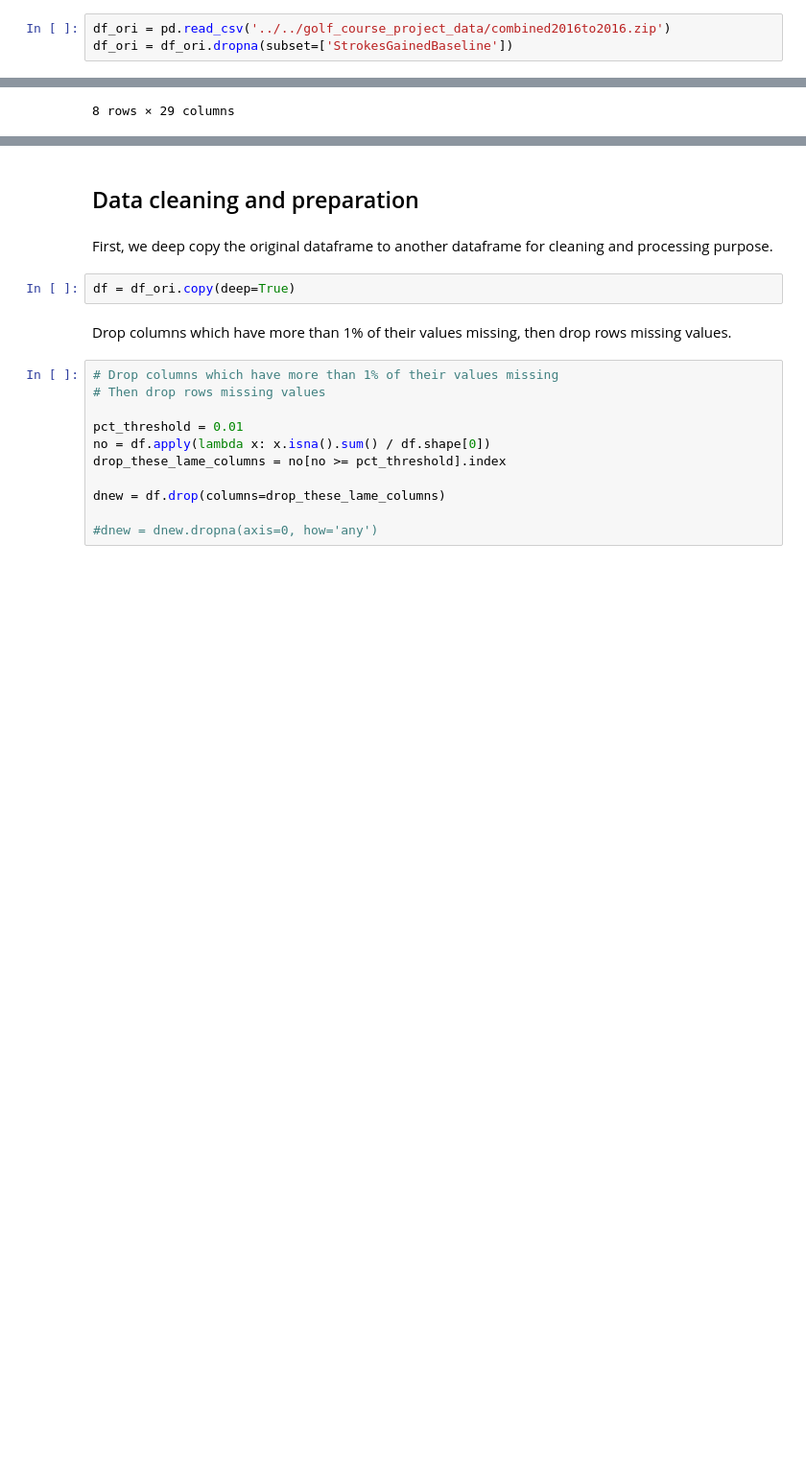
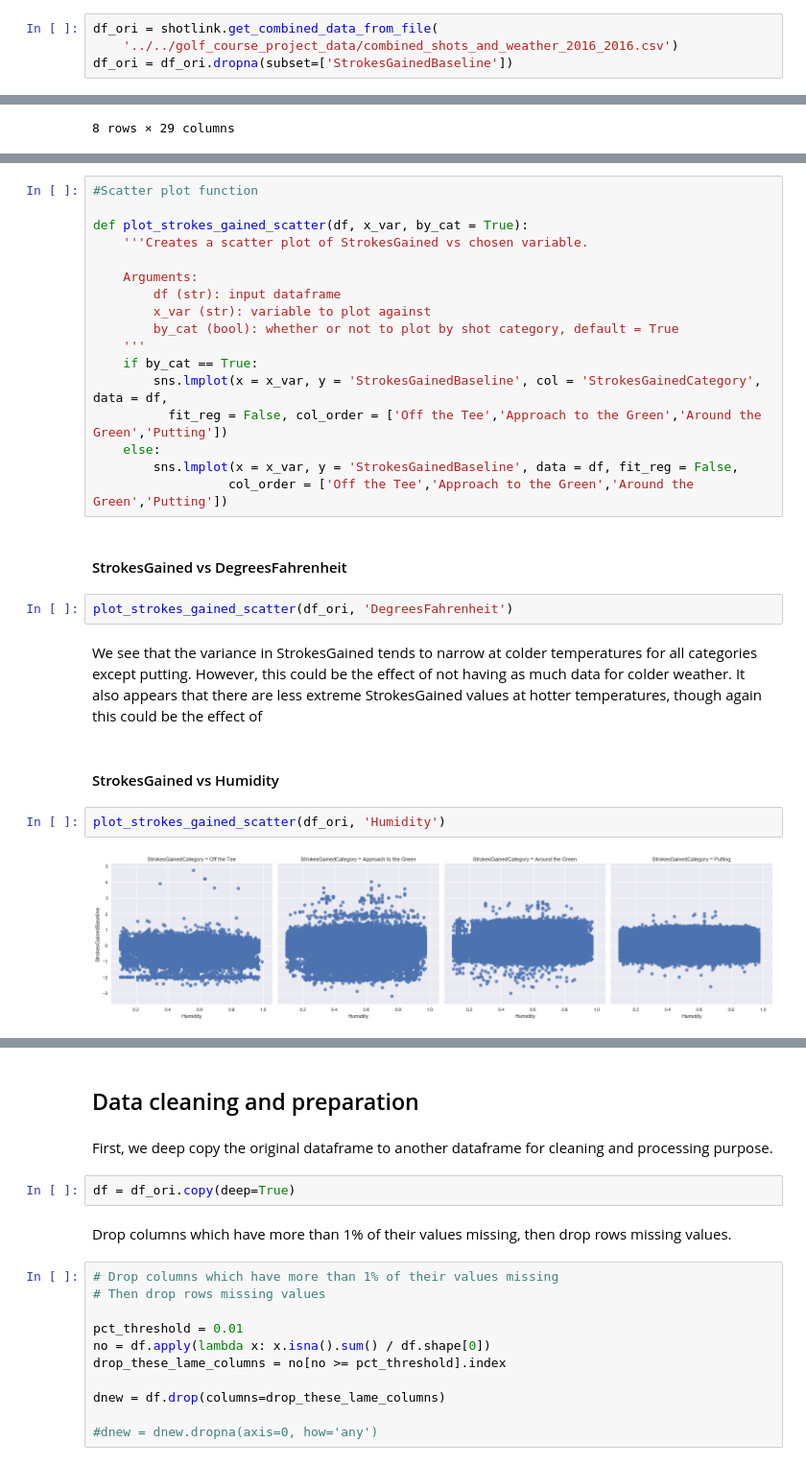
Before and after one commit to awfuldynne/golf_course_project, a Jupyter notebook: Examples/Analysis_and_Visualization.ipynb, the cells around one changed output, grey strips where cells are left out. Shown at 96% size. Cells and saved outputs as stored; diff of their text form; blank space fills up the shorter version.

Commit message:
Updated example notebook with initial visualizations

```diff
--- a/Examples/Analysis_and_Visualization.ipynb
+++ b/Examples/Analysis_and_Visualization.ipynb
@@ -22,7 +30,8 @@ pd.options.display.float_format = '{:.1f}'.format
 # %% [markdown]
 Read 2016 Shot Link - Weather data combination and then looking at the sample data, the metadata info, and summary.
 # %%
-df_ori = pd.read_csv('../../golf_course_project_data/combined2016to2016.zip')
+df_ori = shotlink.get_combined_data_from_file(
+    '../../golf_course_project_data/combined_shots_and_weather_2016_2016.csv')
 df_ori = df_ori.dropna(subset=['StrokesGainedBaseline'])
 # %%
 df_ori.head()
@@ -69,0 +93,29 @@ df_ori.describe()
+# %%
+#Scatter plot function
+
+def plot_strokes_gained_scatter(df, x_var, by_cat = True):
+    '''Creates a scatter plot of StrokesGained vs chosen variable.
+
+    Arguments:
+        df (str): input dataframe
+        x_var (str): variable to plot against
+        by_cat (bool): whether or not to plot by shot category, default = True
+    '''
+    if by_cat == True:
+        sns.lmplot(x = x_var, y = 'StrokesGainedBaseline', col = 'StrokesGainedCategory', data = df,
+          fit_reg = False, col_order = ['Off the Tee','Approach to the Green','Around the Green','Putting'])
+    else:
+        sns.lmplot(x = x_var, y = 'StrokesGainedBaseline', data = df, fit_reg = False,
+                  col_order = ['Off the Tee','Approach to the Green','Around the Green','Putting'])
+# %% [markdown]
+#### StrokesGained vs DegreesFahrenheit
+# %%
+plot_strokes_gained_scatter(df_ori, 'DegreesFahrenheit')
+# %% [markdown]
+We see that the variance in StrokesGained tends to narrow at colder temperatures for all categories except putting. However, this could be the effect of not having as much data for colder weather. It also appears that there are less extreme StrokesGained values at hotter temperatures, though again this could be the effect of
+# %% [markdown]
+#### StrokesGained vs Humidity
+# %%
+plot_strokes_gained_scatter(df_ori, 'Humidity')
+# %% [output]
+[figure, added]
```
Also changed, not shown: parts of 17 cells of this notebook.
